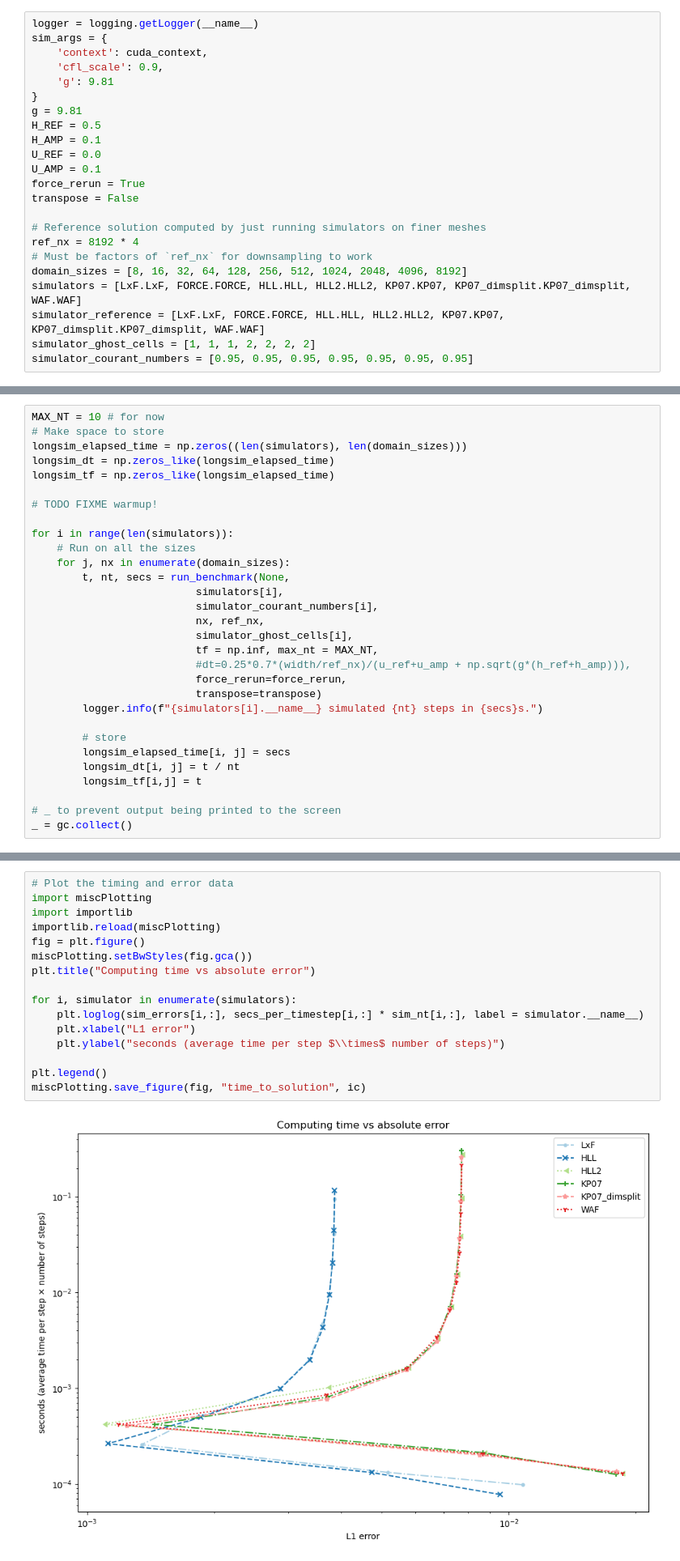
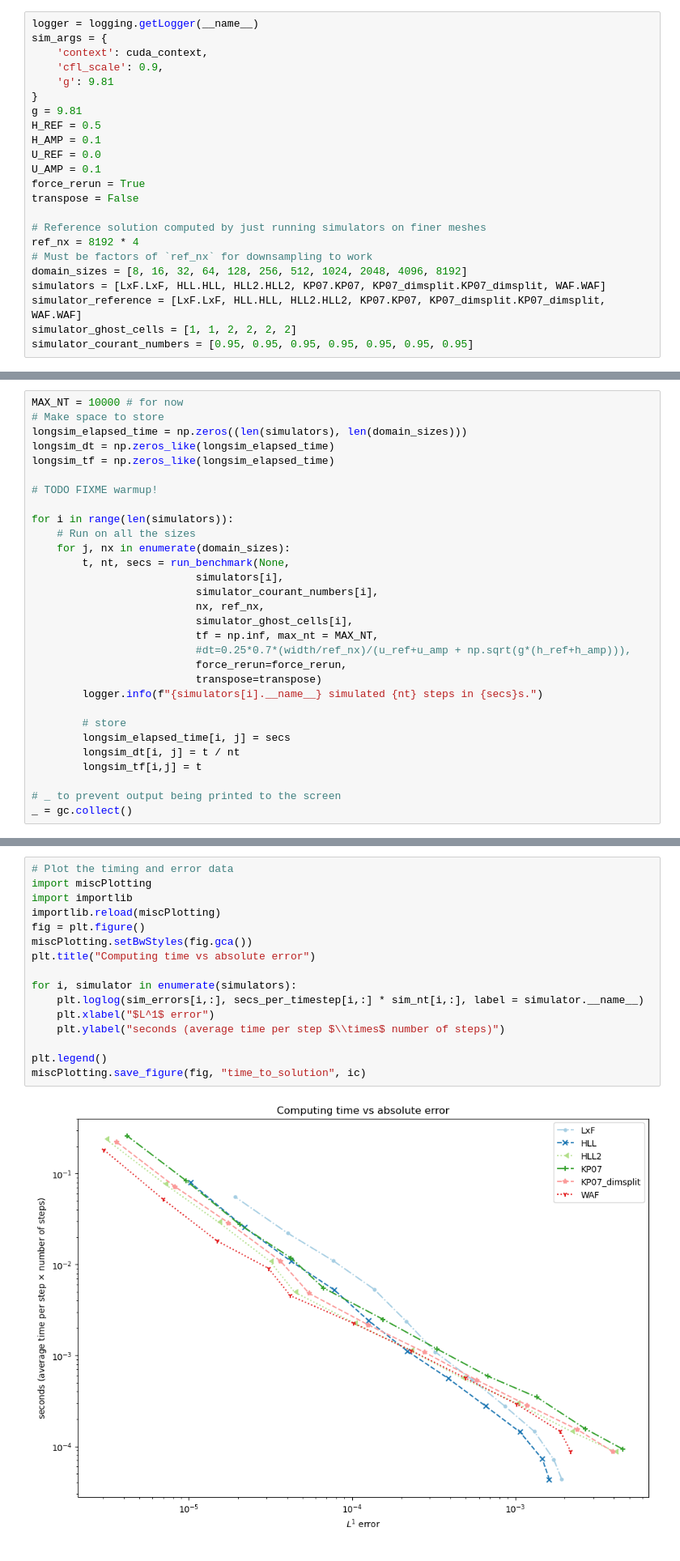
Before and after one commit to aadi-bh/FiniteVolumeGPU, a Jupyter notebook: TimeToSolutionShock1D.ipynb, the cells around one changed output, grey strips where cells are left out. Shown at 81% size. Cells and saved outputs as stored; diff of their text form.

```diff
--- a/TimeToSolutionShock1D.ipynb
+++ b/TimeToSolutionShock1D.ipynb
@@ -199,9 +199,9 @@ transpose = False
 ref_nx = 8192 * 4
 # Must be factors of `ref_nx` for downsampling to work
 domain_sizes = [8, 16, 32, 64, 128, 256, 512, 1024, 2048, 4096, 8192]
-simulators = [LxF.LxF, FORCE.FORCE, HLL.HLL, HLL2.HLL2, KP07.KP07, KP07_dimsplit.KP07_dimsplit, WAF.WAF]
-simulator_reference = [LxF.LxF, FORCE.FORCE, HLL.HLL, HLL2.HLL2, KP07.KP07, KP07_dimsplit.KP07_dimsplit, WAF.WAF]
-simulator_ghost_cells = [1, 1, 1, 2, 2, 2, 2]
+simulators = [LxF.LxF, HLL.HLL, HLL2.HLL2, KP07.KP07, KP07_dimsplit.KP07_dimsplit, WAF.WAF]
+simulator_reference = [LxF.LxF, HLL.HLL, HLL2.HLL2, KP07.KP07, KP07_dimsplit.KP07_dimsplit, WAF.WAF]
+simulator_ghost_cells = [1, 1, 2, 2, 2, 2]
 simulator_courant_numbers = [0.95, 0.95, 0.95, 0.95, 0.95, 0.95, 0.95]
 # %% [markdown]
 ### Simulation for spatial data
@@ -252,7 +252,7 @@ for i in range(len(simulators)):
 # %% [markdown]
 ### Simulations for temporal data
 # %%
-MAX_NT = 10 # for now
+MAX_NT = 10000 # for now
 # Make space to store
 longsim_elapsed_time = np.zeros((len(simulators), len(domain_sizes)))
 longsim_dt = np.zeros_like(longsim_elapsed_time)
@@ -411,21 +411,21 @@ miscPlotting.save_figure(fig, "convergence_rate_all", ic)
 # %%
 # Plot the timing and error data
 import miscPlotting
 import importlib
 importlib.reload(miscPlotting)
 fig = plt.figure()
 miscPlotting.setBwStyles(fig.gca())
 plt.title("Computing time vs absolute error")
 
 for i, simulator in enumerate(simulators):
     plt.loglog(sim_errors[i,:], secs_per_timestep[i,:] * sim_nt[i,:], label = simulator.__name__)
-    plt.xlabel("L1 error")
+    plt.xlabel("$L^1$ error")
     plt.ylabel("seconds (average time per step $\\times$ number of steps)")
 
 plt.legend()
 miscPlotting.save_figure(fig, "time_to_solution", ic)
 # %% [output]
-[figure, old version]
+[figure, new version]
 # %% [markdown]
 ## Solution plots
 # %%
```
Also changed, not shown: parts of 7 cells of this notebook, 1 other file.
